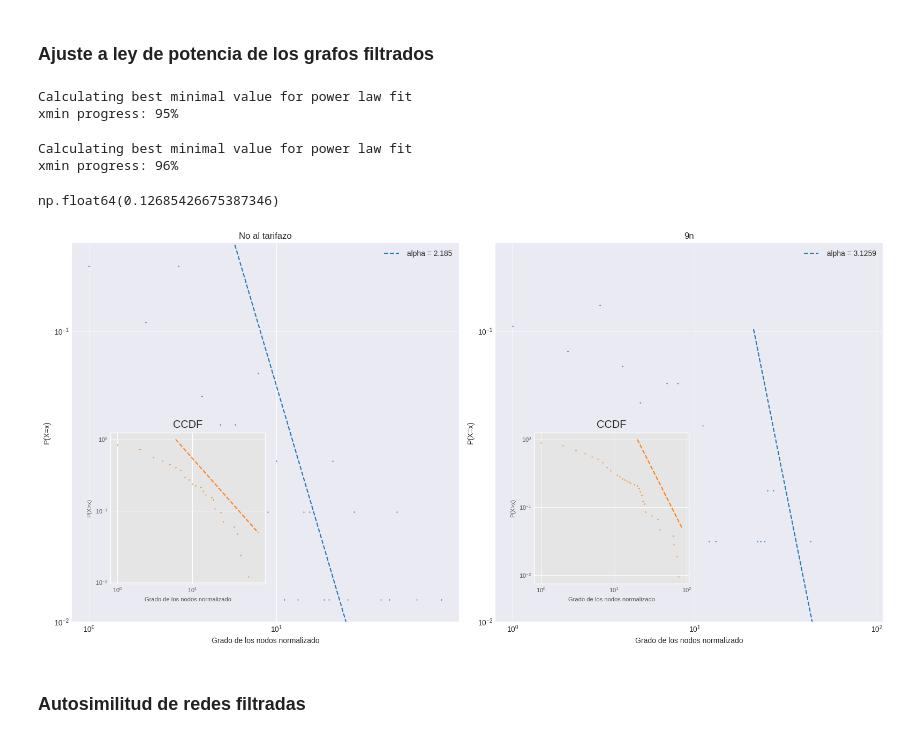
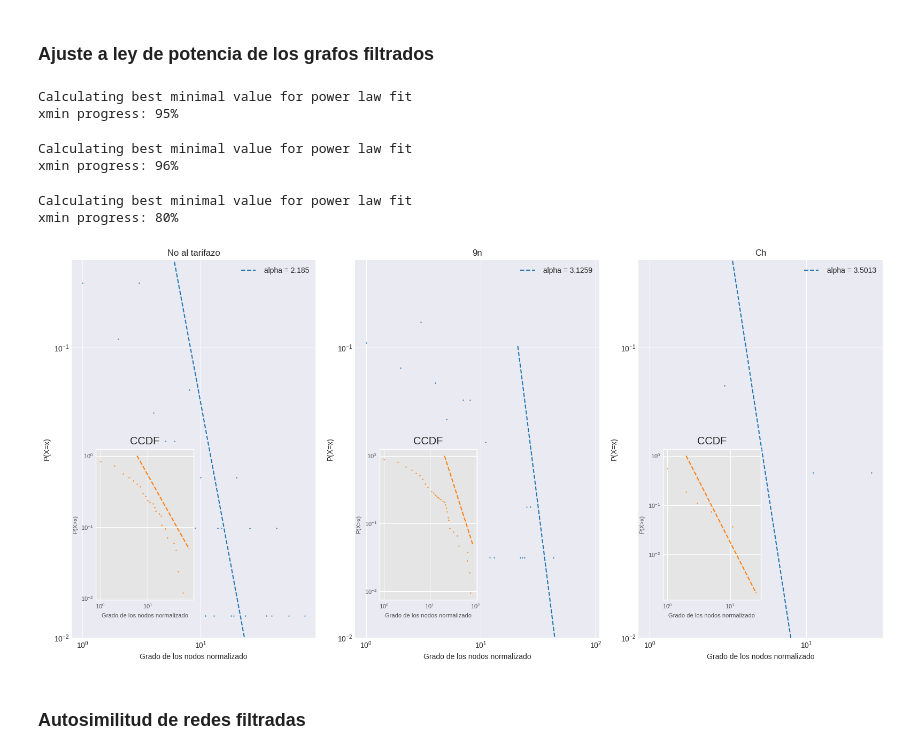
Before and after one commit to Manusua/self-similarity-in-social-movements, a Jupyter notebook: Self similarity in social movements.ipynb, the cells around one changed output. Cells and saved outputs as stored; diff of their text form; code cells hidden in the pictures.

Commit message:
added d-mercator for Charlie Hebdo

```diff
--- a/Self similarity in social movements.ipynb
+++ b/Self similarity in social movements.ipynb
@@ -929,0 +918,4 @@ nx.write_gexf(G, graphs_folder + "filtered/" + str(umbral_9n) + '/9n/' + HORA_CR
+# %%
+umbral_nat = 5
+umbral_9n = 5
+umbral_ch = 5
@@ -933,19 +931,20 @@ plfit_nat, arr_pdf_points_nat, arr_ccdf_points_nat = calc_degree_distribution(HO
 
 # 9n
 plfit_9n, arr_pdf_points_9n, arr_ccdf_points_9n = calc_degree_distribution(HORA_CRITICA_9N, "9n/", mode="f", graphs_folder=graphs_folder, measures_folder=measures_folder, exp=True, thresh_filt=umbral_9n)
+
+# Charlie Hebdo
+plfit_ch, arr_pdf_points_ch, arr_ccdf_points_ch = calc_degree_distribution(HORA_CRITICA_CH, "ch/", mode="f", graphs_folder=graphs_folder, measures_folder=measures_folder, exp=True, thresh_filt=umbral_ch)
 # %% [output]
 Calculating best minimal value for power law fit
 xmin progress: 95%
 Calculating best minimal value for power law fit
 xmin progress: 96%
+Calculating best minimal value for power law fit
+xmin progress: 80%
-# %%
-plfit_9n.D
-# %% [output]
-np.float64(0.12685426675387346)
 # %%
 plt.style.use('seaborn-v0_8-darkgrid')
 
-fig, (ax1, ax2) = plt.subplots(1, 2)
+fig, (ax1, ax2, ax3) = plt.subplots(1, 3)
 fig.set_size_inches(16,8)
 ax1.set_xscale('log')
 ax1.set_yscale('log')
@@ -974,34 +973,64 @@ with plt.style.context('ggplot'):
 
 ax2.set_xscale('log')
 ax2.set_yscale('log')
 
 ax2.scatter(arr_pdf_points_9n[0][0], arr_pdf_points_9n[0][1], marker="x", s=1, alpha=0.7)
 plfit_9n.power_law.plot_pdf(label=" alpha = " + str(round(plfit_9n.alpha, 4)), ax=ax2, linestyle='--')
 #plfit.plot_ccdf(label="powerlaw, alpha = " + str(round(plfit.alpha, 5)), color='red')
 ax2.legend()
 ax2.set_ylim(0.01, 0.2)
 
 ax2.set_xlabel("Grado de los nodos normalizado")
 ax2.set_ylabel("P(X=x)")
 ax2.set_title("9n")
 
 with plt.style.context('ggplot'):
     ins_ax_9n = ax2.inset_axes([0.1, 0.1, 0.4, 0.4])
     ins_ax_9n.set_xscale('log')
     ins_ax_9n.set_yscale('log')
 
     ins_ax_9n.scatter(arr_ccdf_points_9n[0][0], arr_ccdf_points_9n[0][1], marker="x", s=1, alpha=0.7, c='#ff7f0e')
     ins_ax_9n.set_title("CCDF")
     ins_ax_9n.set_xlabel("Grado de los nodos normalizado", fontsize=8)
     ins_ax_9n.set_ylabel("P(X>x)", fontsize=8)
     ins_ax_9n.tick_params(labelsize=8)
 
     plfit_9n.power_law.plot_ccdf(label="powerlaw, alpha = " + str(round(plfit_9n.alpha, 5)), ax=ins_ax_9n, linestyle='--', c='#ff7f0e')
+
+
+ax3.set_xscale('log')
+ax3.set_yscale('log')
+
+ax3.scatter(arr_pdf_points_ch[0][0], arr_pdf_points_ch[0][1], marker="x", s=1, alpha=0.7)
+plfit_ch.power_law.plot_pdf(label=" alpha = " + str(round(plfit_ch.alpha, 4)), ax=ax3, linestyle='--')
+#plfit.plot_ccdf(label="powerlaw, alpha = " + str(round(plfit.alpha, 5)), color='red')
+ax3.legend()
+ax3.set_ylim(0.01, 0.2)
+
+ax3.set_xlabel("Grado de los nodos normalizado")
+ax3.set_ylabel("P(X=x)")
+ax3.set_title("Ch")
+
+with plt.style.context('ggplot'):
+    ins_ax_ch = ax3.inset_axes([0.1, 0.1, 0.4, 0.4])
+    ins_ax_ch.set_xscale('log')
+    ins_ax_ch.set_yscale('log')
+
+    ins_ax_ch.scatter(arr_ccdf_points_ch[0][0], arr_ccdf_points_ch[0][1], marker="x", s=1, alpha=0.7, c='#ff7f0e')
+    ins_ax_ch.set_title("CCDF")
+    ins_ax_ch.set_xlabel("Grado de los nodos normalizado", fontsize=8)
+    ins_ax_ch.set_ylabel("P(X>x)", fontsize=8)
+    ins_ax_ch.tick_params(labelsize=8)
+
+    plfit_ch.power_law.plot_ccdf(label="powerlaw, alpha = " + str(round(plfit_ch.alpha, 5)), ax=ins_ax_ch, linestyle='--', c='#ff7f0e')
+
+
+
 plt.tight_layout()
 plt.savefig("plots/PDF_CCDF_filtered.png")
 plt.show()
 # %% [output]
-[figure, old version]
+[figure, new version]
 # %% [markdown]
 ### Autosimilitud de redes filtradas
 # %%
```
Also changed, not shown: parts of 4 cells of this notebook, 43 other files.
